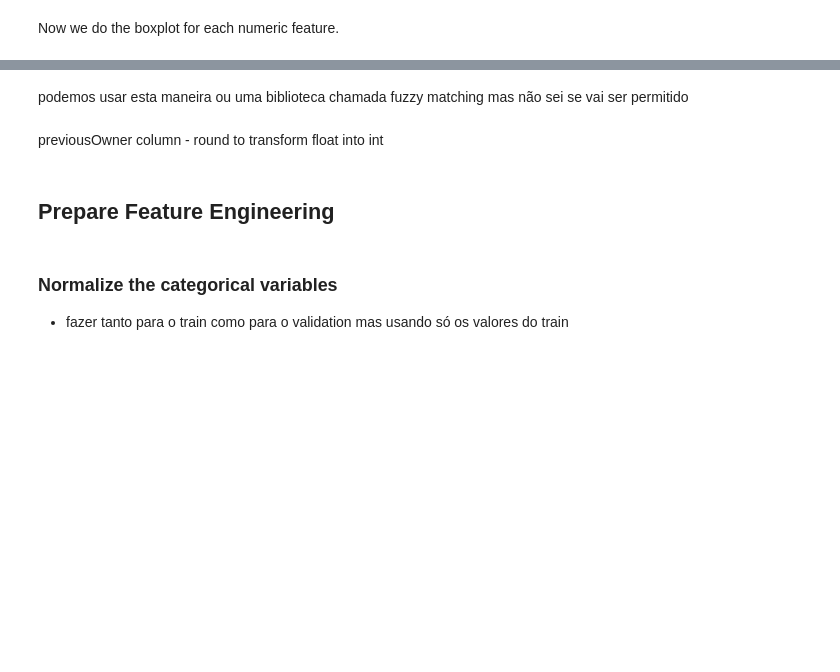
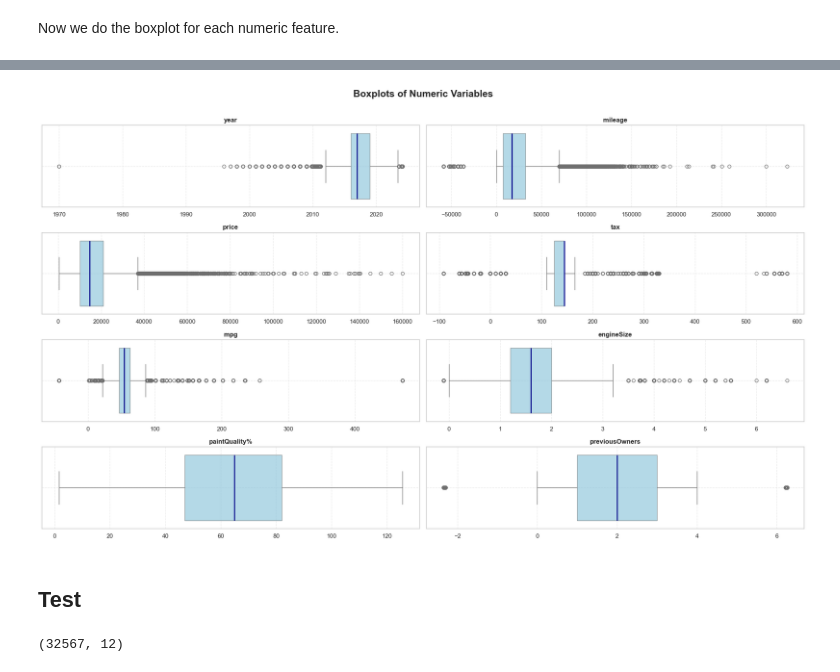
Before and after one commit to mariamiguel720/Machine-Learning-Project-25-26, a Jupyter notebook: notebooks/Notebook_primeira_entrega_ML.ipynb, the cells around one changed output, grey strips where cells are left out. Drawn from its saved outputs; the diff is of its cells as text; code cells hidden in the pictures; blank space fills up the shorter version.

Commit message:
boxplots e reorganização Catarina e Maria

```diff
--- a/notebooks/Notebook_primeira_entrega_ML.ipynb
+++ b/notebooks/Notebook_primeira_entrega_ML.ipynb
@@ -951,4 +571,0 @@ mapping_brands = {
-# %% [markdown]
-podemos usar esta maneira ou uma biblioteca chamada fuzzy matching mas não sei se vai ser permitido
-# %% [markdown]
-previousOwner column - round to transform float into int
@@ -957,6 +572,46 @@ train['previousOwners'] = train['previousOwners'].round(0) #do the same for test
-# %% [markdown]
-## Prepare Feature Engineering
-# %% [markdown]
-### Normalize the categorical variables
-
-- fazer tanto para o train como para o validation mas usando só os valores do train
+# %%
+# Style settings
+sns.set_theme(style="whitegrid", palette="pastel")
+
+# Prepare figure with appropriate number of rows and columns
+n_features = len(numeric_features.columns)
+n_cols = 2
+n_rows = ceil(n_features / n_cols)
+
+fig, axes = plt.subplots(n_rows, n_cols, figsize=(20, n_rows * 3))
+axes = axes.flatten()
+
+# Plot boxplots
+for i, feat in enumerate(numeric_features.columns):
+    ax = axes[i]
+
+    # Boxplot with highlighted median line
+    sns.boxplot(
+        x=numeric_features[feat],
+        ax=ax,
+        color='skyblue',
+        medianprops={"color": "darkblue", "linewidth": 2},
+        boxprops={"alpha": 0.7}
+    )
+
+    ax.set_title(f"{feat}", fontsize=12, fontweight='bold')
+    ax.set_xlabel("")  # Remove automatic x-label
+    ax.grid(True, linestyle="--", alpha=0.4)
+
+# Remove empty axes (if the number of features is not a multiple of n_cols)
+for j in range(i + 1, len(axes)):
+    fig.delaxes(axes[j])
+
+# General title and layout
+plt.suptitle("Boxplots of Numeric Variables", fontsize=18, fontweight='bold')
+plt.tight_layout(rect=[0, 0, 1, 0.97])
+plt.show()
+# %% [output]
+[figure, added]
+# %% [markdown]
+## Test
+# %%
+test.shape
+#Here we can see that the test shape is equal to the sample shape.
+# %% [output]
+(32567, 12)
```
Also changed, not shown: parts of 60 cells of this notebook, 1 other file.
